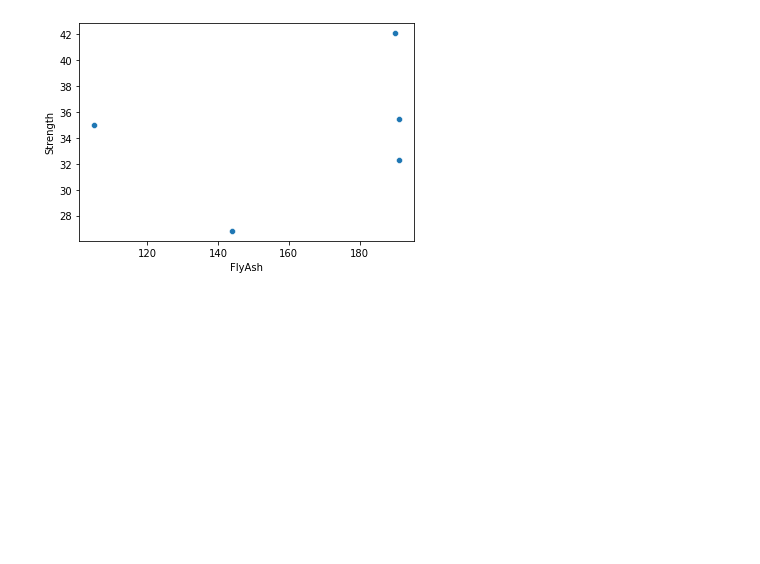
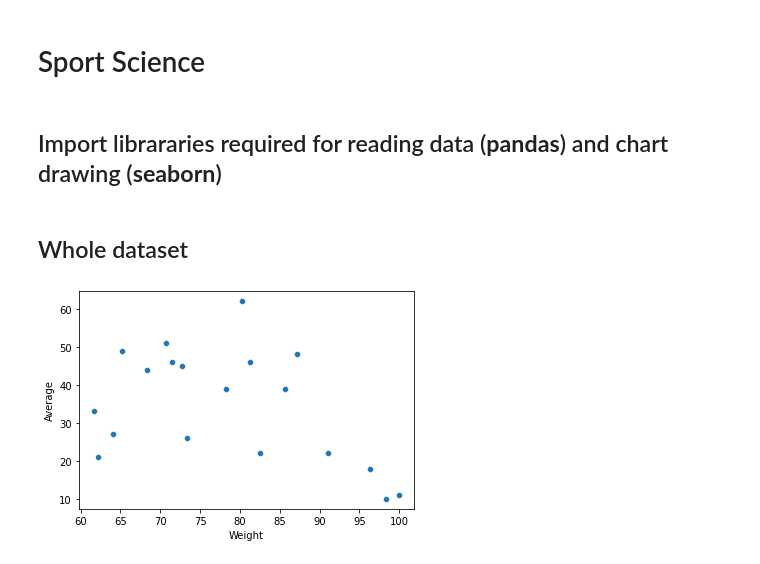
Before and after one commit to staszekj/jakub-sport-science, a Jupyter notebook: sport-science.ipynb, the cells around one changed output. Cells and saved outputs as stored; diff of their text form; code cells hidden in the pictures; blank space fills up the shorter version.

Commit message:
add data

```diff
--- a/sport-science.ipynb
+++ b/sport-science.ipynb
@@ -3,11 +1,4 @@
-# %%
-import pandas as pd
-import seaborn as sns
-con = pd.read_csv('data/data.csv')
-
-con['AirEntrain'] = con['AirEntrain'].astype('category')
-con.describe(include='category')
-
-sns.scatterplot(x="FlyAsh", y="Strength", data=con);
-# %% [output]
-[figure, removed]
+# %% [markdown]
+# Sport Science
+# %% [markdown]
+## Import librararies required for reading data (__pandas__) and chart drawing (__seaborn__)
@@ -13,0 +8,7 @@ sns.scatterplot(x="FlyAsh", y="Strength", data=con);
+# %% [markdown]
+## Whole dataset
+# %%
+con = pd.read_csv('data/sport-science-all.csv')
+sns.scatterplot(x="Weight", y="Average", data=con);
+# %% [output]
+[figure, added]
```
Also changed, not shown: parts of 6 cells of this notebook, 7 other files.
